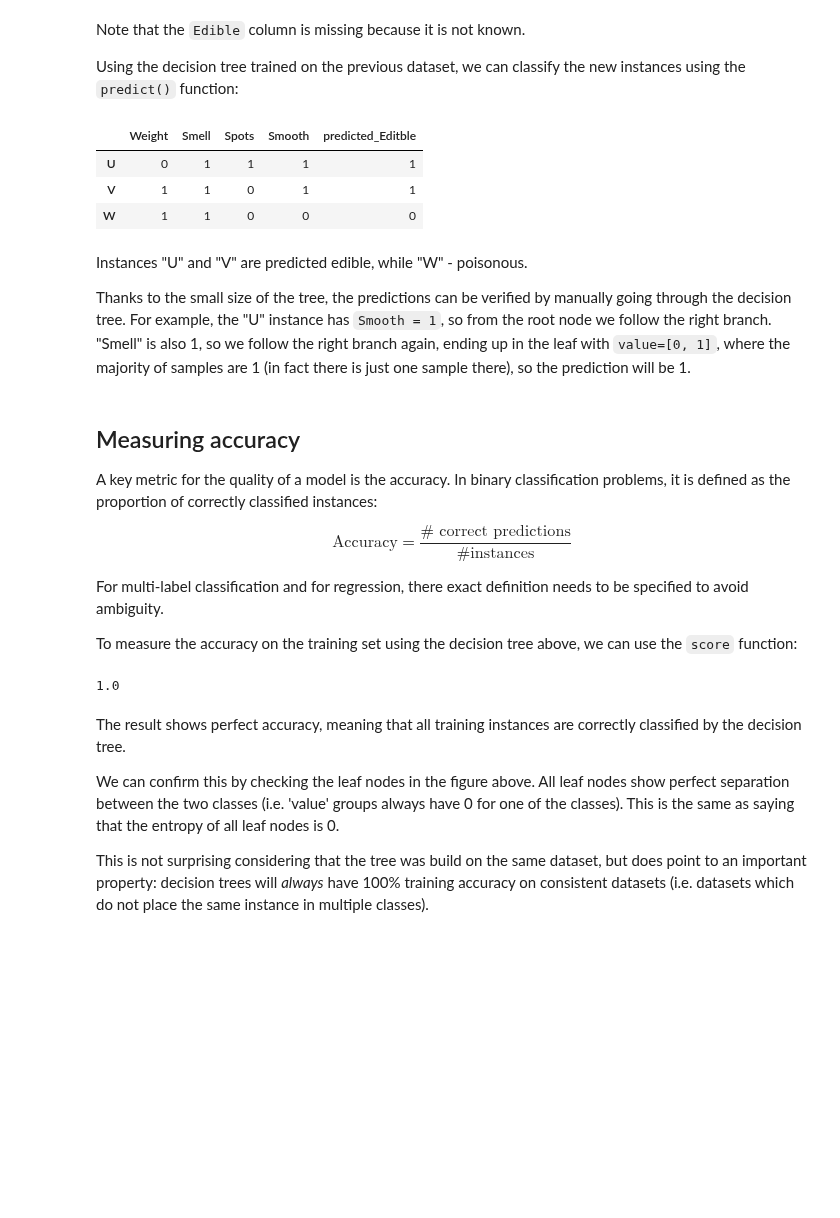
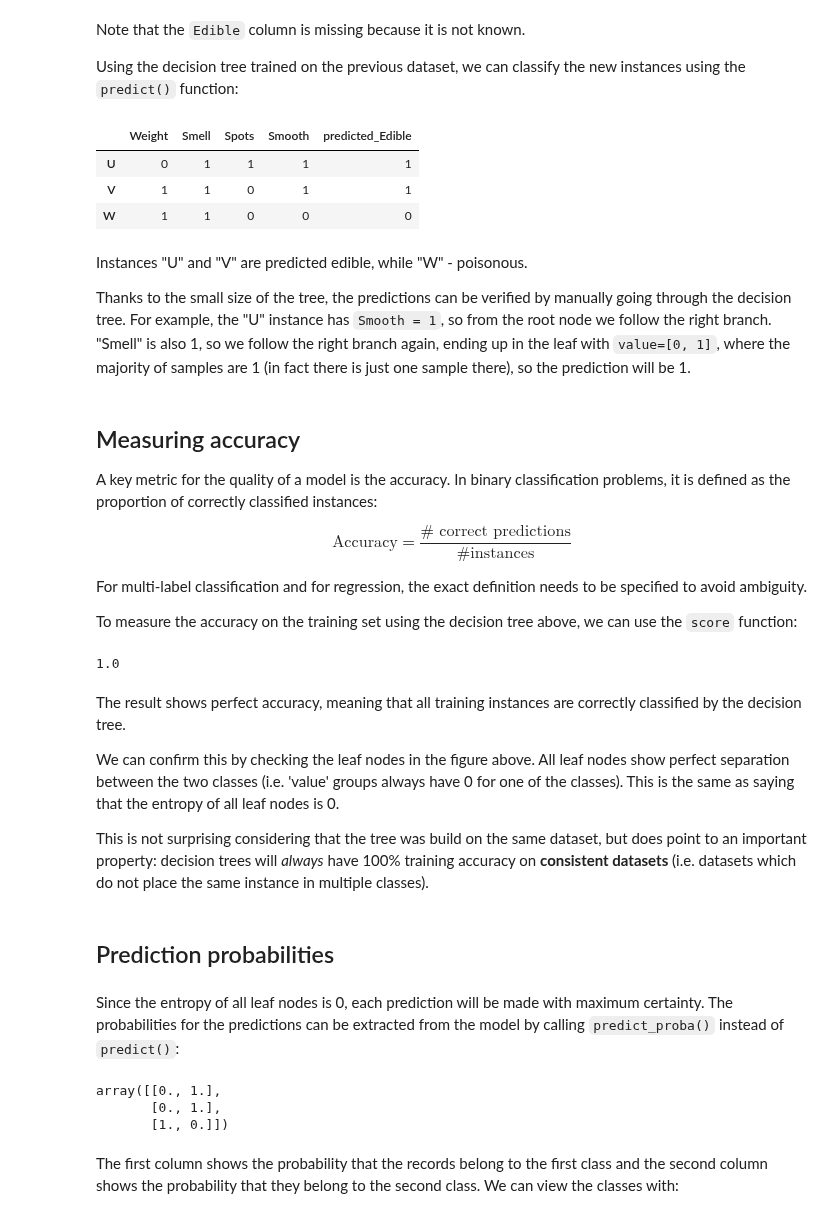
Before and after one commit to spantiru/companion-lab, a Jupyter notebook: Lab4.ipynb, the cells around one changed output. Cells and saved outputs as stored; diff of their text form; code cells hidden in the pictures; blank space fills up the shorter version.

Commit message:
Add section on prediction probabilites to lab 4.

```diff
--- a/Lab4.ipynb
+++ b/Lab4.ipynb
@@ -218,10 +234,10 @@ Note that the `Edible` column is missing because it is not known.
 Using the decision tree trained on the previous dataset, we can classify the new instances using the `predict()` function:
 # %%
 new_with_pred = new_instances.copy()
-new_with_pred['predicted_Editble'] = dt.predict(new_instances)
+new_with_pred['predicted_Edible'] = dt.predict(new_instances)
 new_with_pred
 # %% [output]
-|  | Weight | Smell | Spots | Smooth | predicted_Editble |
+|  | Weight | Smell | Spots | Smooth | predicted_Edible |
 | U | 0 | 1 | 1 | 1 | 1 |
 | V | 1 | 1 | 0 | 1 | 1 |
 | W | 1 | 1 | 0 | 0 | 0 |
@@ -238,7 +254,7 @@ $$
   \mbox{Accuracy} = \frac{\# \mbox{ correct predictions}}{\# \mbox{instances}}
 $$
 
-For multi-label classification and for regression, there exact definition needs to be specified to avoid ambiguity.
+For multi-label classification and for regression, the exact definition needs to be specified to avoid ambiguity.
 
 To measure the accuracy on the training set using the decision tree above, we can use the `score` function:
 # %%
@@ -250,4 +266,16 @@ The result shows perfect accuracy, meaning that all training instances are corre
 
 We can confirm this by checking the leaf nodes in the figure above. All leaf nodes show perfect separation between the two classes (i.e. 'value' groups always have 0 for one of the classes). This is the same as saying that the entropy of all leaf nodes is 0.
 
-This is not surprising considering that the tree was build on the same dataset, but does point to an important property: decision trees will _always_ have 100% training accuracy on consistent datasets (i.e. datasets which do not place the same instance in multiple classes).
+This is not surprising considering that the tree was build on the same dataset, but does point to an important property: decision trees will _always_ have 100% training accuracy on **consistent datasets** (i.e. datasets which do not place the same instance in multiple classes).
+# %% [markdown]
+## Prediction probabilities
+# %% [markdown]
+Since the entropy of all leaf nodes is 0, each prediction will be made with maximum certainty. The probabilities for the predictions can be extracted from the model by calling `predict_proba()` instead of `predict()`:
+# %%
+dt.predict_proba(new_instances)
+# %% [output]
+array([[0., 1.],
+       [0., 1.],
+       [1., 0.]])
+# %% [markdown]
+The first column shows the probability that the records belong to the first class and the second column shows the probability that they belong to the second class. We can view the classes with:
```
Also changed, not shown: parts of 13 cells of this notebook.
